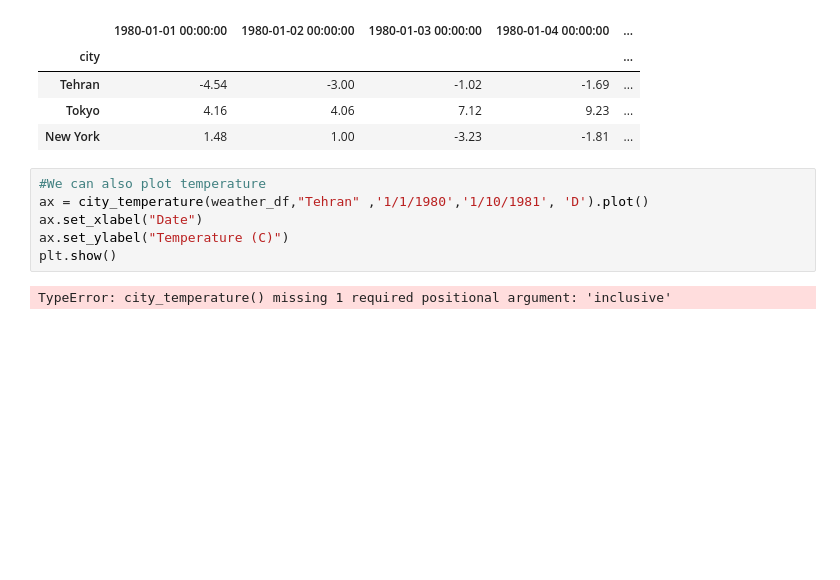
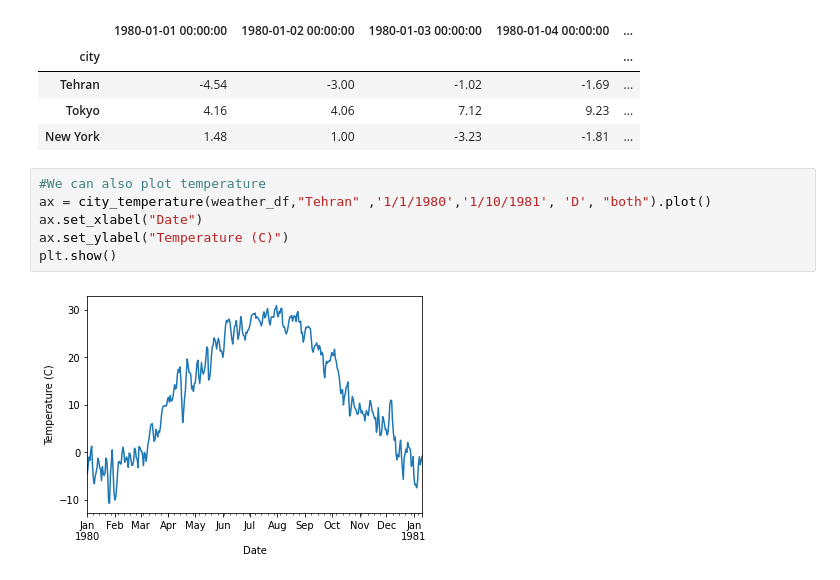
Before and after one commit to AmirHooshangi/1000-cities-temp-data-exploratory-data-analysis, a Jupyter notebook: weather-visualization.ipynb, the cells around one changed output. Saved outputs shown, nothing was run; the diff lists cells and outputs as text; blank space fills up the shorter version.

```diff
--- a/weather-visualization.ipynb
+++ b/weather-visualization.ipynb
@@ -26,12 +26,12 @@ city_temperature(weather_df,["Tehran", "Tokyo", "New York"] ,'1/1/1980', '1/10/1
 | New York | 1.48 | 1.00 | -3.23 | -1.81 | ... |
 # %%
 #We can also plot temperature
-ax = city_temperature(weather_df,"Tehran" ,'1/1/1980','1/10/1981', 'D').plot()
+ax = city_temperature(weather_df,"Tehran" ,'1/1/1980','1/10/1981', 'D', "both").plot()
 ax.set_xlabel("Date")
 ax.set_ylabel("Temperature (C)")
 plt.show()
 # %% [output]
-TypeError: city_temperature() missing 1 required positional argument: 'inclusive'
+[figure, added]
 # %%
 from datetime import date
 
```
Also changed, not shown: parts of 1 cell of this notebook.
